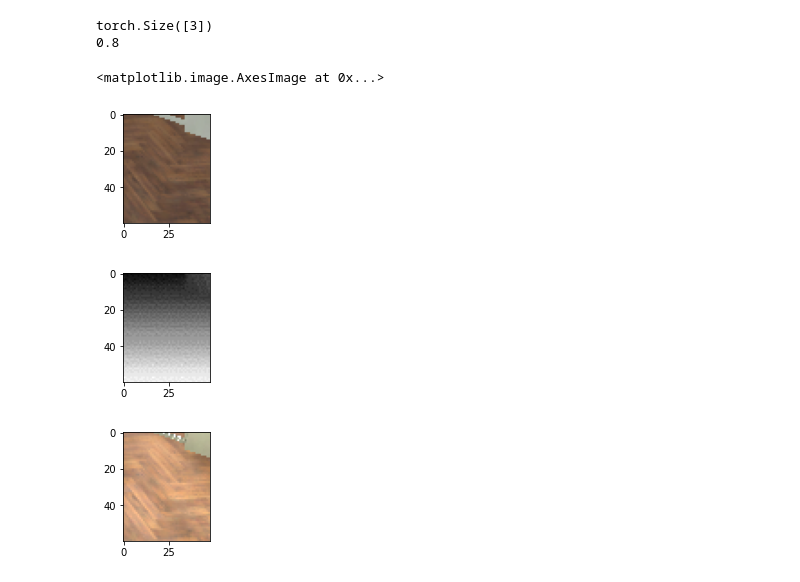
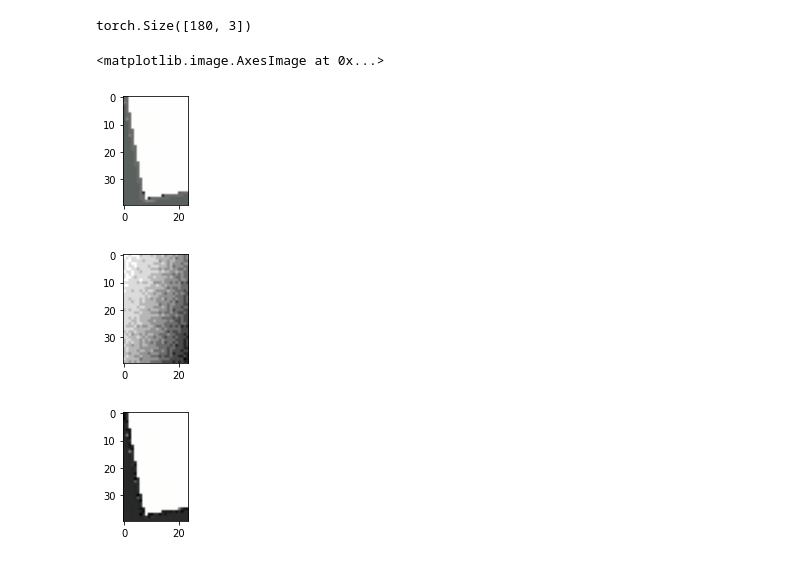
Before and after one commit to Blooker/gold-project-2021-ml, a Jupyter notebook: main.ipynb, the cells around one changed output. Cells and saved outputs as stored; diff of their text form; code cells hidden in the pictures.

Commit message:
✨ Dataset now loads all patches in one image at a time + latest models

```diff
--- a/main.ipynb
+++ b/main.ipynb
@@ -38,15 +38,16 @@ torch.manual_seed(0)
 NUM_EPOCHS = 5
 
 LEARNING_RATE = 1e-3
-BATCH_SIZE = 256
+BATCH_SIZE = 2
+# BATCH_SIZE = 256
 
 IMG_SIZE = (480, 360)
-PATCH_SIZE = (48, 60)
+PATCH_SIZE = (24, 40)
 
 TRAIN_SET_PERCENT = 0.8
-TEST_SET_LENGTH = 128
+TEST_SET_LENGTH = 1
 
-INPUT_IMAGE_DIR = "/media/blooker/Storage/gold-project-2021-images/480p-refactor-office"
+INPUT_IMAGE_DIR = "/media/blooker/Storage/gold-project-2021-images/480p-refactor-office-x4"
 
 OUTPUT_IMAGE_DIR = "data/Data/Img"
 
@@ -75,35 +76,33 @@ train_set, valid_set, test_set = torch.utils.data.random_split(dataset, lengths)
 train_loader = DataLoader(dataset=train_set, batch_size=BATCH_SIZE, shuffle=True)
 valid_loader = DataLoader(dataset=valid_set, batch_size=BATCH_SIZE, shuffle=True)
 test_loader = DataLoader(dataset=test_set, batch_size=BATCH_SIZE, shuffle=False)
+# %%
+i = 50
+
+x_img, x_dep, x_params, x_patch, y = dataset[i]
 # %%
-i = 48
+print(x_params.shape)
 
 plt.figure(figsize=(10,2))
 
-x_img, x_dep, x_params, x_patch, y = dataset[i]
-
-print(x_params.shape)
-print(x_patch)
-
-img = x_img.permute(1,2,0)
-plt.imshow(img)
-
-plt.figure(figsize=(10,2))
-
-img = x_dep.permute(1,2,0)
+img = x_img[65].permute(1,2,0)
 plt.imshow(img, cmap="gray")
 
 plt.figure(figsize=(10,2))
 
-img = y.permute(1,2,0)
+img = x_dep[65].permute(1,2,0)
+plt.imshow(img, cmap="gray")
+
+plt.figure(figsize=(10,2))
+
+img = y[65].permute(1,2,0)
 plt.imshow(img)
 # %% [output]
-torch.Size([3])
-0.8
+torch.Size([180, 3])
 <matplotlib.image.AxesImage at 0x...>
-[figure, old version]
+[figure, new version]
-[figure, old version]
+[figure, new version]
-[figure, old version]
+[figure, new version]
 # %%
 def make_dir():
     if not os.path.exists(OUTPUT_IMAGE_DIR):
```
Also changed, not shown: parts of 9 cells of this notebook, 1 other file.
